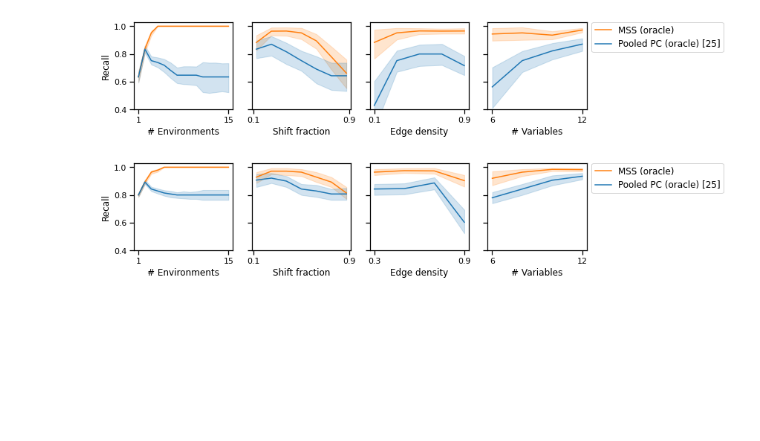
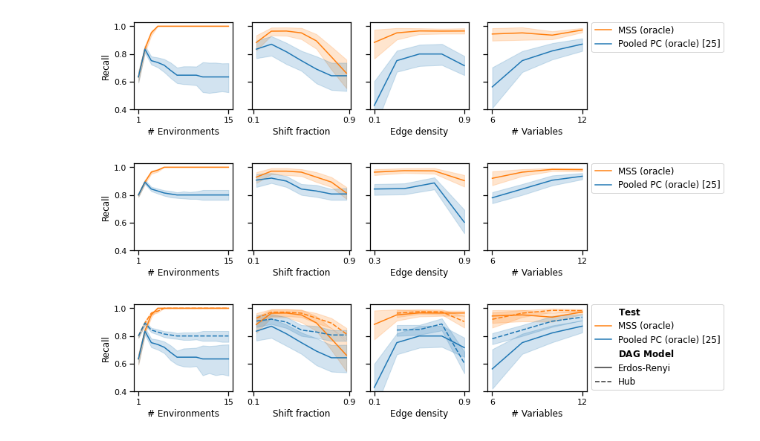
Before and after one commit to rflperry/sparse_shift, a Jupyter notebook: experiments/main_simulations/plot_oracle_rates.ipynb, the cells around one changed output. Saved outputs shown, nothing was run; the diff lists cells and outputs as text; code cells hidden in the pictures; blank space fills up the shorter version.

```diff
--- a/experiments/main_simulations/plot_oracle_rates.ipynb
+++ b/experiments/main_simulations/plot_oracle_rates.ipynb
@@ -177,3 +167,78 @@ for graph_model in plot_df['dag_simulator'].unique():
 # %% [output]
 [figure]
 [figure]
+# %%
+sns.set_context('notebook')
+
+plot_df = df
+
+grid_vars = [
+    '# Environments', 'Shift fraction', 'Edge density', '# Variables'
+]
+
+# indices = [
+#     (16, 30), (8, 16), (30, 40), (0, 8),
+# ]
+indices = [
+    (22, 36), (8, 22), (36, 46), (0, 8),
+]
+
+# for graph_model in plot_df['dag_simulator'].unique():
+fig, axes = plt.subplots(1, 4, sharey=True, figsize=(12, 2.5))
+
+for g_var, (lb, ub), ax in zip(grid_vars, indices, axes.flatten()):
+    plot_df_ax = plot_df[
+        (plot_df['params_index'] >= lb)
+        & (plot_df['params_index'] < ub)
+        # & (plot_df['dag_simulator'] == graph_model)
+        # IMPORTANT! otherwise average over all number of environments
+        & (
+            (plot_df['# Environments'] == 3)
+            if not (g_var == '# Environments') else True)
+    ]
+
+    sns.lineplot(
+        data=plot_df_ax.replace(
+                {'er': 'Erdos-Renyi', 'ba': 'Hub'},
+            ).rename(
+                {'dag_simulator': r'$\bf{DAG\ Model}$', 'Method': r'$\bf{Test}$'},
+                axis=1),
+        # data=plot_df.groupby([g_var, 'Test']).mean().reset_index(),
+        x=g_var,
+        y='Recall',
+        hue=r'$\bf{Test}$',
+        # style="Test",
+        ax=ax,
+        hue_order=['MSS (oracle)', 'Pooled PC (oracle) [25]'],
+        palette=[
+            sns.color_palette("tab10")[i]
+            for i in [1, 0] # 3, 4, 5,
+        ],
+        style=r'$\bf{DAG\ Model}$',
+        # markers=['d', 'P', 's'],
+        # palette='Set1',
+        legend='full',
+        # alpha=1,
+    )
+
+    # ax.axvline(0.05, ls=':', c='grey')
+    # ax.set_title('')
+    # ax.legend(loc='upper right')
+
+    ax.set_xticks([
+        np.round(plot_df_ax[g_var].min(), 1),
+        np.round(plot_df_ax[g_var].max(), 1)
+    ])
+
+plt.legend(bbox_to_anchor=(1.05, 1), loc=2, borderaxespad=0.)
+plt.setp(axes[-1].get_legend().get_texts(), fontsize=12)
+for ax in axes[:-1]:
+    ax.get_legend().remove()
+
+plt.ylim([0.4, 1.03])
+# plt.suptitle(f'DAG model: {graph_model}', fontsize=14, y=0.96, x=0.45)
+plt.tight_layout()
+plt.savefig(f'./figures/oracle_select_rates_all_models.pdf')
+plt.show()
+# %% [output]
+[figure, added]
```
Also changed, not shown: parts of 5 cells of this notebook, 10 other files.
